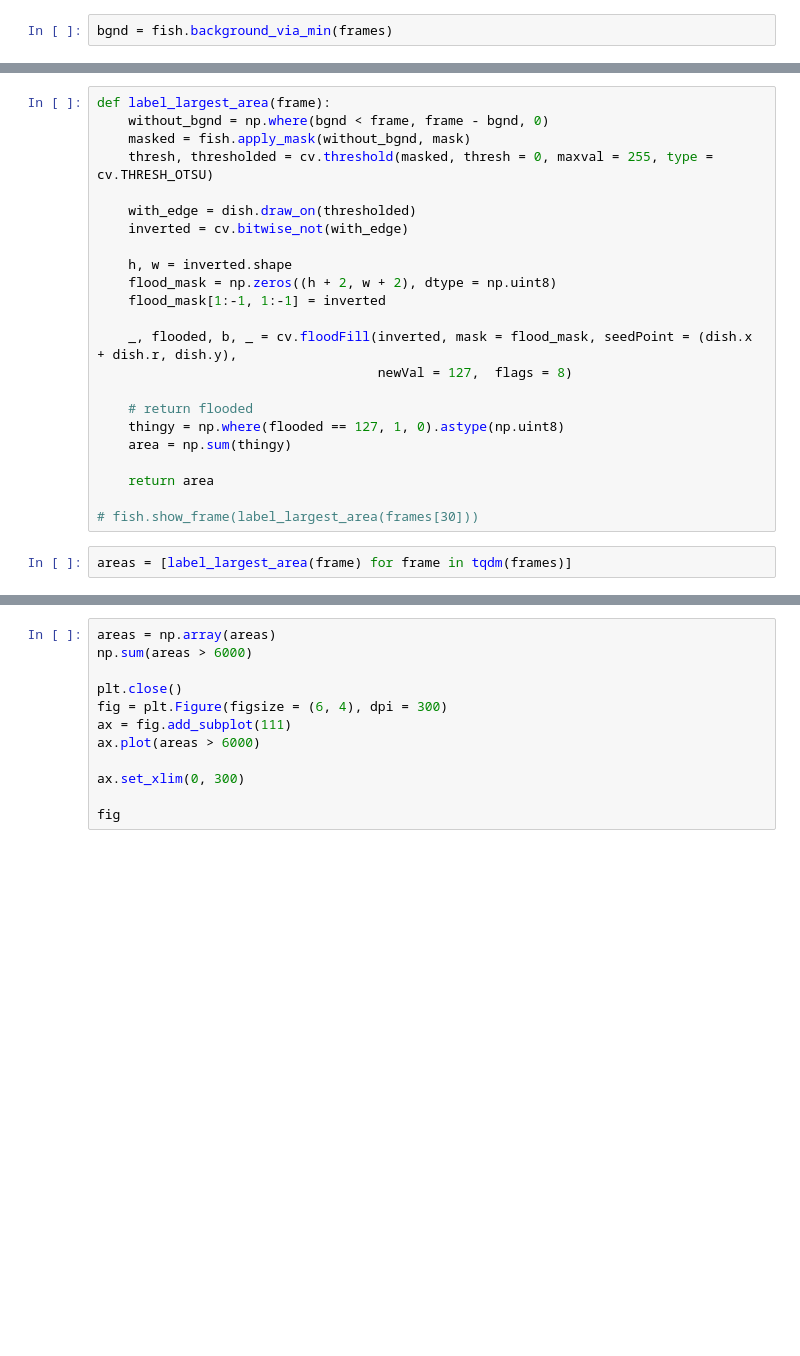
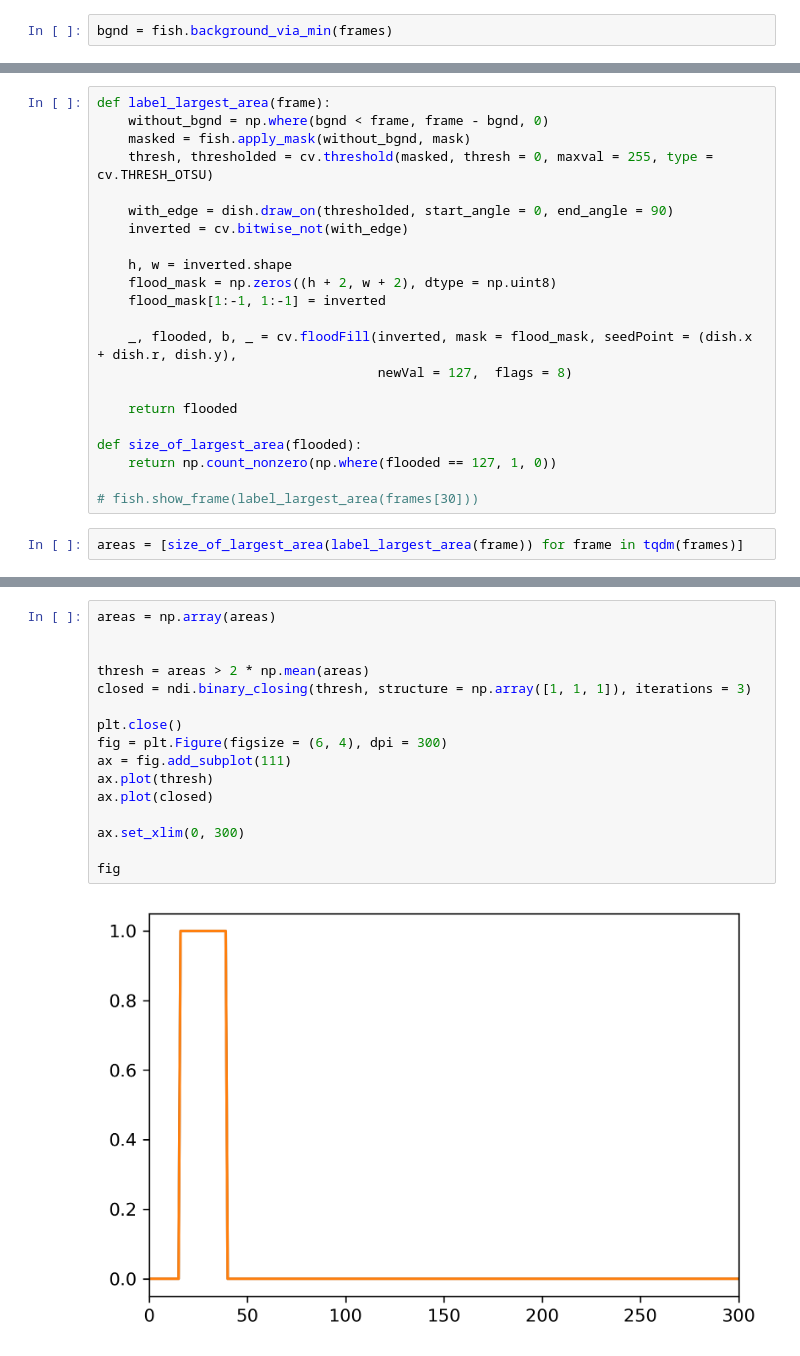
Before and after one commit to JoshKarpel/fish, a Jupyter notebook: dev/pipette.ipynb, the cells around one changed output, grey strips where cells are left out. Cells and saved outputs as stored; diff of their text form; blank space fills up the shorter version.

```diff
--- a/dev/pipette.ipynb
+++ b/dev/pipette.ipynb
@@ -52,7 +54,7 @@ def label_largest_area(frame):
     masked = fish.apply_mask(without_bgnd, mask)
     thresh, thresholded = cv.threshold(masked, thresh = 0, maxval = 255, type = cv.THRESH_OTSU)
 
-    with_edge = dish.draw_on(thresholded)
+    with_edge = dish.draw_on(thresholded, start_angle = 0, end_angle = 90)
     inverted = cv.bitwise_not(with_edge)
 
     h, w = inverted.shape
@@ -62,15 +64,14 @@ def label_largest_area(frame):
     _, flooded, b, _ = cv.floodFill(inverted, mask = flood_mask, seedPoint = (dish.x + dish.r, dish.y),
                                     newVal = 127,  flags = 8)
 
-    # return flooded
-    thingy = np.where(flooded == 127, 1, 0).astype(np.uint8)
-    area = np.sum(thingy)
+    return flooded
 
-    return area
+def size_of_largest_area(flooded):
+    return np.count_nonzero(np.where(flooded == 127, 1, 0))
 
 # fish.show_frame(label_largest_area(frames[30]))
 # %%
-areas = [label_largest_area(frame) for frame in tqdm(frames)]
+areas = [size_of_largest_area(label_largest_area(frame)) for frame in tqdm(frames)]
 # %%
 plt.close()
 fig = plt.Figure(figsize = (6, 4), dpi = 300)
@@ -81,13 +84,19 @@ fig
 # %%
 areas = np.array(areas)
-np.sum(areas > 6000)
+
+
+thresh = areas > 2 * np.mean(areas)
+closed = ndi.binary_closing(thresh, structure = np.array([1, 1, 1]), iterations = 3)
 
 plt.close()
 fig = plt.Figure(figsize = (6, 4), dpi = 300)
 ax = fig.add_subplot(111)
-ax.plot(areas > 6000)
+ax.plot(thresh)
+ax.plot(closed)
 
 ax.set_xlim(0, 300)
 
 fig
+# %% [output]
+[figure, added]
 # %%
```
Also changed, not shown: parts of 7 cells of this notebook, 2 other files.
